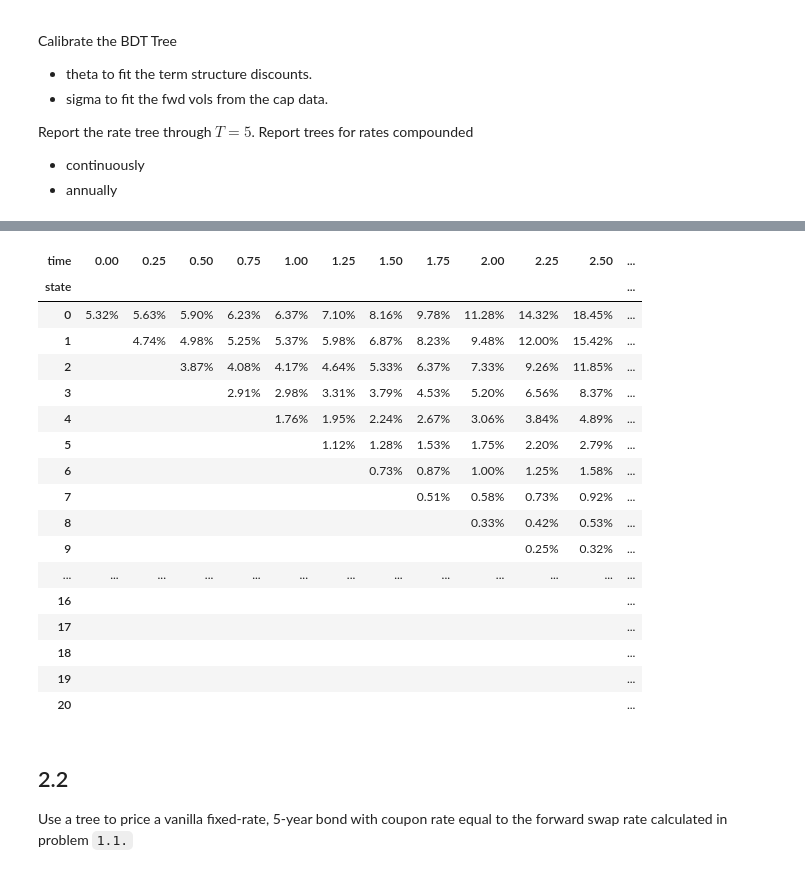
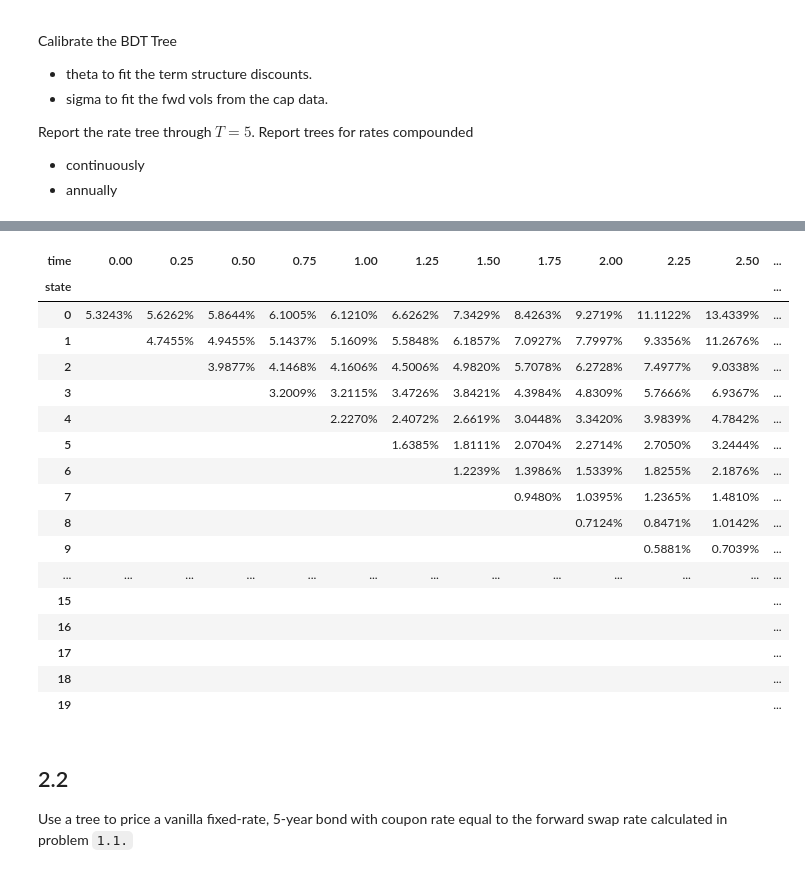
Before and after one commit to nicklewis-16/finm-fiderivs-2024, a Jupyter notebook: homework/Homework 3.ipynb, the cells around one changed output, grey strips where cells are left out. Drawn from its saved outputs; the diff is of its cells as text; code cells hidden in the pictures.

```diff
--- a/homework/Homework 3.ipynb
+++ b/homework/Homework 3.ipynb
@@ -331,13 +331,24 @@ Report the rate tree through $T=5$. Report trees for rates compounded
 # %%
 DATE = '2024-02-20'
 curves = pd.read_excel(f'../data/cap_curves_{DATE}.xlsx', sheet_name = f'rate curves {DATE}', index_col= 'tenor')
-capcurves = flat_to_forward_vol(curves)
 
-#CALIBRATE THETA
+FREQTREE = 4
+dt = 1/FREQTREE
 
-quotes = curves['discounts'] * 100
-sigmas = capcurves['fwd vols']
-sigmas.iloc[0] = sigmas.iloc[1]
+newgrid = np.arange(dt,curves.index[-1]+dt,dt).round(6)
+curvesint = pd.DataFrame(dtype=float, columns=curves.columns, index=newgrid)
+cols_interp = ['swap rates','flat vols','fwd vols']
 
-theta, cts_ratetree = estimate_theta(sigmas, quotes)
-format_bintree(theta.to_frame().T)
+# interpolate
+curvesint = pd.concat([curvesint,curves],axis=0)
+curvesint = curvesint.interpolate(method='cubicspline',fill_value='extrapolate',limit_direction='both')
+curvesint = curvesint.loc[newgrid,:]
+curvesint = curvesint[~curvesint.index.duplicated()].sort_index()
+
+# compute derived curves
+curvesint['discounts'] = ratecurve_to_discountcurve(curvesint['swap rates'],n_compound=FREQTREE)
+curvesint['forwards'] = ratecurve_to_forwardcurve(curvesint['swap rates'],n_compound=FREQTREE)
+
+# forward vol is derived but can't extract curve--interpolate and adjust front to first flat vol
+id0 = curves['flat vols'].dropna().index[0]
+curvesint.loc[:id0,['flat vols','fwd vols']] = curves.loc[id0,'flat vols']
@@ -347 +355,12 @@ format_bintree(theta.to_frame().T)
+# %%
+quotes = curves['discounts']
+swaprate = calc_swaprate(quotes, Tswap, freqswap=freqswap)
+fwdswap = calc_fwdswaprate(quotes, Topt, Tswap, freqswap=freqswap)
+fwdrate = curves['forwards'][Topt]
+
+sigmas = curvesint['fwd vols']
+sigmas.iloc[0] = sigmas.iloc[1]
+sigmas.index = sigmas.index.to_numpy().round(6)
+
+theta, ratetree = estimate_theta(sigmas.loc[:Tswap],100*curvesint.loc[:Tswap,'discounts'])
 # %%
@@ -366,27 +385,27 @@ format_bintree(cts_ratetree.iloc[:20,:20], style = '{:.2%}')
 | 18 |  |  |  |  |  |  |  |  |  |  |  | ... |
 | 19 |  |  |  |  |  |  |  |  |  |  |  | ... |
 # %%
-annual_ratetree = compound_rate(cts_ratetree, None, 1)
-format_bintree(annual_ratetree.loc[:5 * 4,:5], style = '{:.2%}')
+annual_ratetree = compound_rate(ratetree, None, 1)
+format_bintree(annual_ratetree.loc[:,:Tswap], style = '{:.4%}')
 # %% [output]
 | time | 0.00 | 0.25 | 0.50 | 0.75 | 1.00 | 1.25 | 1.50 | 1.75 | 2.00 | 2.25 | 2.50 | ... |
 | state |  |  |  |  |  |  |  |  |  |  |  | ... |
-| 0 | 5.32% | 5.63% | 5.90% | 6.23% | 6.37% | 7.10% | 8.16% | 9.78% | 11.28% | 14.32% | 18.45% | ... |
-| 1 |  | 4.74% | 4.98% | 5.25% | 5.37% | 5.98% | 6.87% | 8.23% | 9.48% | 12.00% | 15.42% | ... |
-| 2 |  |  | 3.87% | 4.08% | 4.17% | 4.64% | 5.33% | 6.37% | 7.33% | 9.26% | 11.85% | ... |
-| 3 |  |  |  | 2.91% | 2.98% | 3.31% | 3.79% | 4.53% | 5.20% | 6.56% | 8.37% | ... |
-| 4 |  |  |  |  | 1.76% | 1.95% | 2.24% | 2.67% | 3.06% | 3.84% | 4.89% | ... |
-| 5 |  |  |  |  |  | 1.12% | 1.28% | 1.53% | 1.75% | 2.20% | 2.79% | ... |
-| 6 |  |  |  |  |  |  | 0.73% | 0.87% | 1.00% | 1.25% | 1.58% | ... |
-| 7 |  |  |  |  |  |  |  | 0.51% | 0.58% | 0.73% | 0.92% | ... |
-| 8 |  |  |  |  |  |  |  |  | 0.33% | 0.42% | 0.53% | ... |
-| 9 |  |  |  |  |  |  |  |  |  | 0.25% | 0.32% | ... |
+| 0 | 5.3243% | 5.6262% | 5.8644% | 6.1005% | 6.1210% | 6.6262% | 7.3429% | 8.4263% | 9.2719% | 11.1122% | 13.4339% | ... |
+| 1 |  | 4.7455% | 4.9455% | 5.1437% | 5.1609% | 5.5848% | 6.1857% | 7.0927% | 7.7997% | 9.3356% | 11.2676% | ... |
+| 2 |  |  | 3.9877% | 4.1468% | 4.1606% | 4.5006% | 4.9820% | 5.7078% | 6.2728% | 7.4977% | 9.0338% | ... |
+| 3 |  |  |  | 3.2009% | 3.2115% | 3.4726% | 3.8421% | 4.3984% | 4.8309% | 5.7666% | 6.9367% | ... |
+| 4 |  |  |  |  | 2.2270% | 2.4072% | 2.6619% | 3.0448% | 3.3420% | 3.9839% | 4.7842% | ... |
+| 5 |  |  |  |  |  | 1.6385% | 1.8111% | 2.0704% | 2.2714% | 2.7050% | 3.2444% | ... |
+| 6 |  |  |  |  |  |  | 1.2239% | 1.3986% | 1.5339% | 1.8255% | 2.1876% | ... |
+| 7 |  |  |  |  |  |  |  | 0.9480% | 1.0395% | 1.2365% | 1.4810% | ... |
+| 8 |  |  |  |  |  |  |  |  | 0.7124% | 0.8471% | 1.0142% | ... |
+| 9 |  |  |  |  |  |  |  |  |  | 0.5881% | 0.7039% | ... |
 | ... | ... | ... | ... | ... | ... | ... | ... | ... | ... | ... | ... | ... |
+| 15 |  |  |  |  |  |  |  |  |  |  |  | ... |
 | 16 |  |  |  |  |  |  |  |  |  |  |  | ... |
 | 17 |  |  |  |  |  |  |  |  |  |  |  | ... |
 | 18 |  |  |  |  |  |  |  |  |  |  |  | ... |
 | 19 |  |  |  |  |  |  |  |  |  |  |  | ... |
-| 20 |  |  |  |  |  |  |  |  |  |  |  | ... |
 # %% [markdown]
 ## 2.2
 
```
Also changed, not shown: parts of 11 cells of this notebook.
